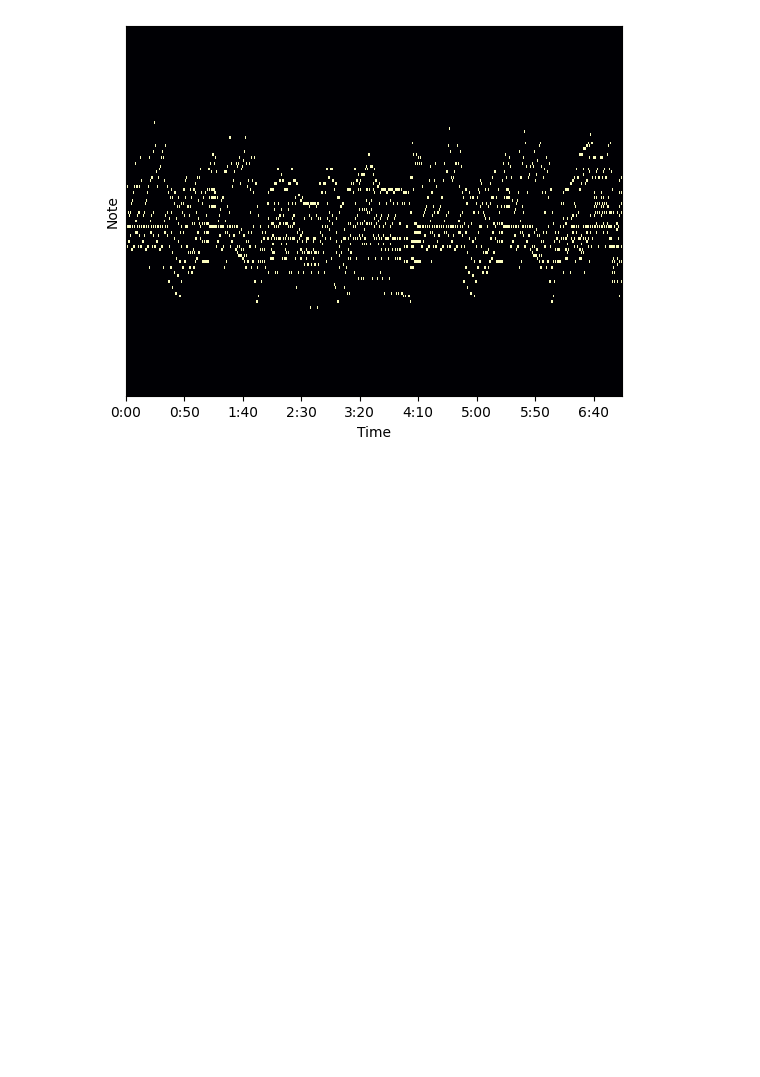
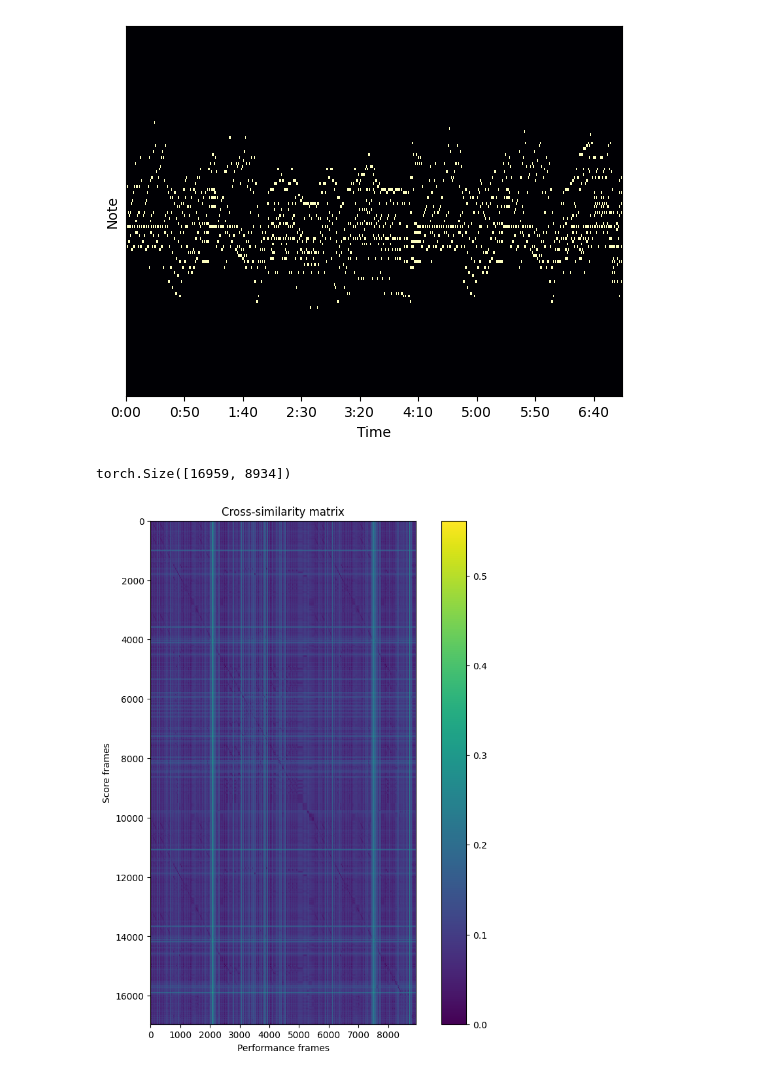
Before and after one commit to realfolkcode/dcnn-alignment, a Jupyter notebook: notebooks/data_exploration.ipynb, the cells around one changed output. Drawn from its saved outputs; the diff is of its cells as text; code cells hidden in the pictures; blank space fills up the shorter version.

Commit message:
Calculate and plot cross-similarity

```diff
--- a/notebooks/data_exploration.ipynb
+++ b/notebooks/data_exploration.ipynb
@@ -81,3 +84,12 @@ torch.Size([16959, 128])
 plot_piano_roll(score_roll, fs)
 # %% [output]
 [figure]
+# %%
+cross_similarity = calculate_cross_similarity(score_roll, perf_roll)
+cross_similarity.shape
+# %% [output]
+torch.Size([16959, 8934])
+# %%
+plot_cross_similarity(cross_similarity)
+# %% [output]
+[figure, added]
```
Also changed, not shown: parts of 2 cells of this notebook, 2 other files.
